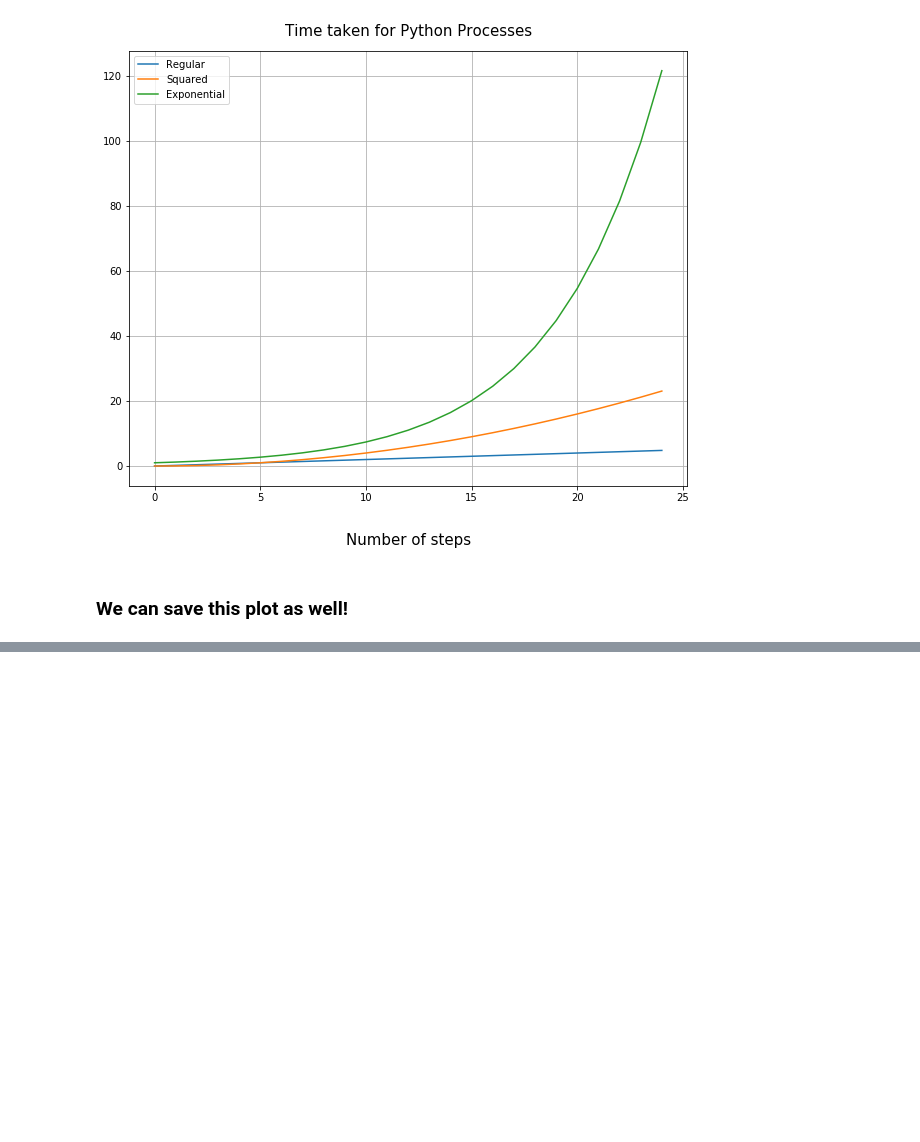
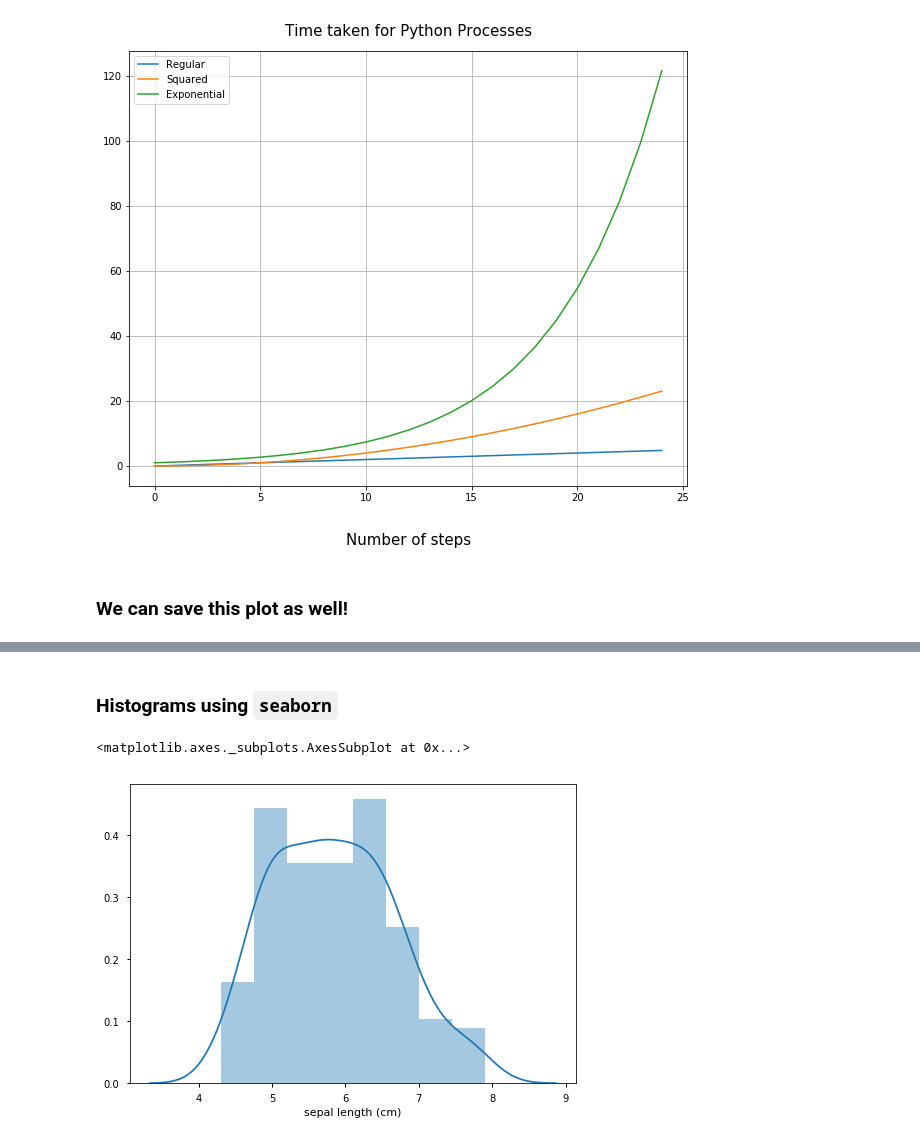
Before and after one commit to pratos/python4ds, a Jupyter notebook: notebooks/Python Visualization snippets.ipynb, the cells around one changed output, grey strips where cells are left out. Saved outputs shown, nothing was run; the diff lists cells and outputs as text; code cells hidden in the pictures; blank space fills up the shorter version.

```diff
--- a/notebooks/Python Visualization snippets.ipynb
+++ b/notebooks/Python Visualization snippets.ipynb
@@ -375,0 +529,7 @@ plt.show()
+# %% [markdown]
+### Histograms using `seaborn`
+# %%
+sns.distplot(iris_data['sepal length (cm)'])
+# %% [output]
+<matplotlib.axes._subplots.AxesSubplot at 0x...>
+[figure, added]
```
Also changed, not shown: parts of 48 cells of this notebook, 1 other file.
